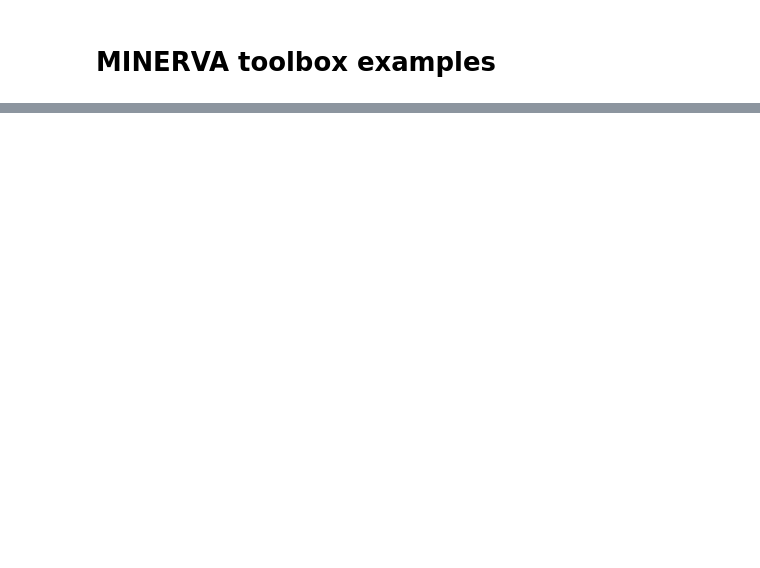
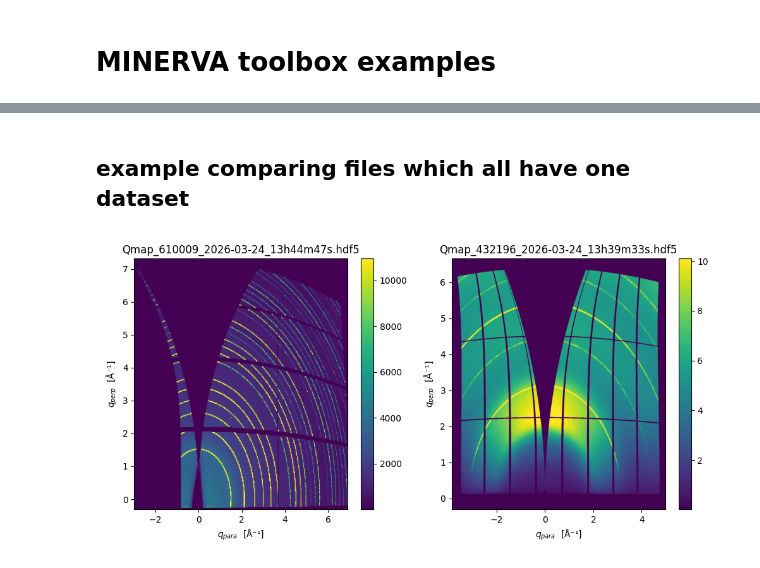
Before and after one commit to P-Mousley/MINERVA_training, a Jupyter notebook: MINERVA_calculations.ipynb, the cells around one changed output, grey strips where cells are left out. Saved outputs shown, nothing was run; the diff lists cells and outputs as text; code cells hidden in the pictures; blank space fills up the shorter version.

```diff
--- a/MINERVA_calculations.ipynb
+++ b/MINERVA_calculations.ipynb
@@ -83,0 +98,13 @@ compare_qmap_list(filepaths)
+# %%
+#set interactive ipympl
+%matplotlib ipympl
+
+#load the comparison plotter
+combo_plotter=comparison_plotter(datafolder='example_data')
+# %% [markdown]
+## example comparing files which all have one dataset
+# %%
+filenames=['Qmap_610009_2026-03-24_13h44m47s.hdf5','Qmap_432196_2026-03-24_13h39m33s.hdf5']
+combo_plotter.plot_files(filenames,logscale=False)
+# %% [output]
+[figure, added]
```
Also changed, not shown: parts of 25 cells of this notebook, 1 other file.
